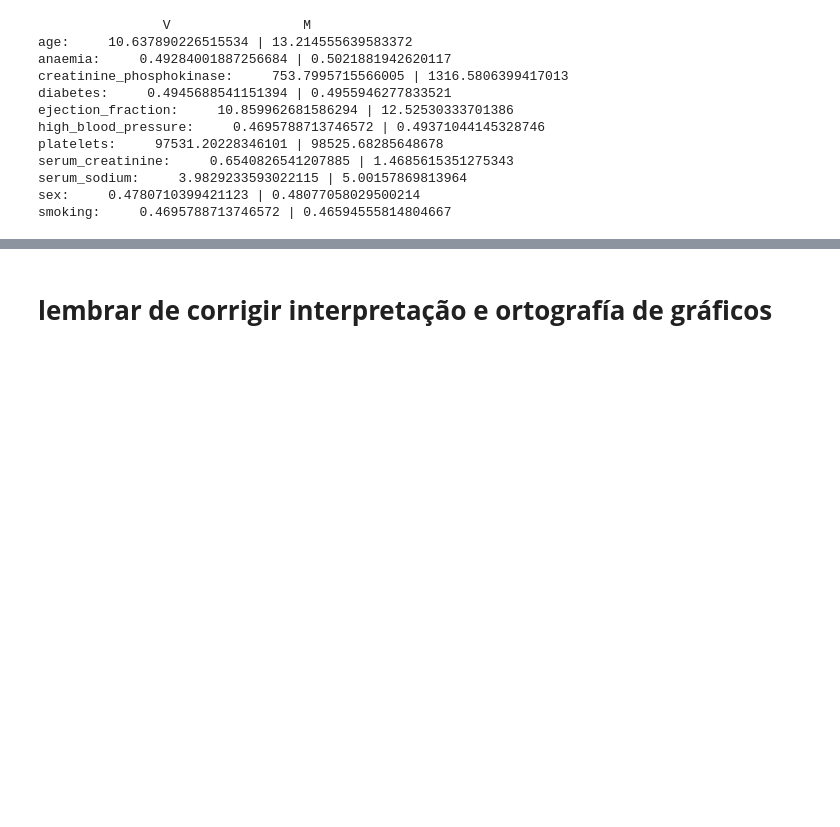
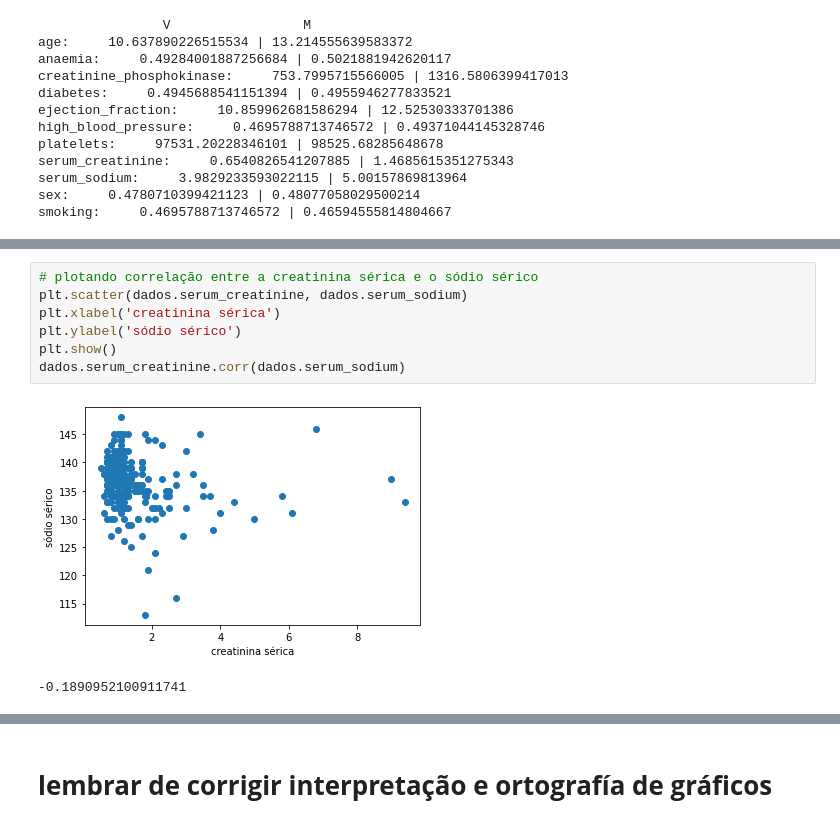
Before and after one commit to svhenrique/analise-dataset-heart-disease, a Jupyter notebook: Untitled0.ipynb, the cells around one changed output, grey strips where cells are left out. Drawn from its saved outputs; the diff is of its cells as text; blank space fills up the shorter version.

```diff
--- a/Untitled0.ipynb
+++ b/Untitled0.ipynb
@@ -623,0 +675,10 @@ smoking:     0.4695788713746572 | 0.46594555814804667
+# %%
+# plotando correlação entre a creatinina sérica e o sódio sérico
+plt.scatter(dados.serum_creatinine, dados.serum_sodium)
+plt.xlabel('creatinina sérica')
+plt.ylabel('sódio sérico')
+plt.show()
+dados.serum_creatinine.corr(dados.serum_sodium)
+# %% [output]
+[figure, added]
+-0.1890952100911741
```
Also changed, not shown: parts of 31 cells of this notebook.
